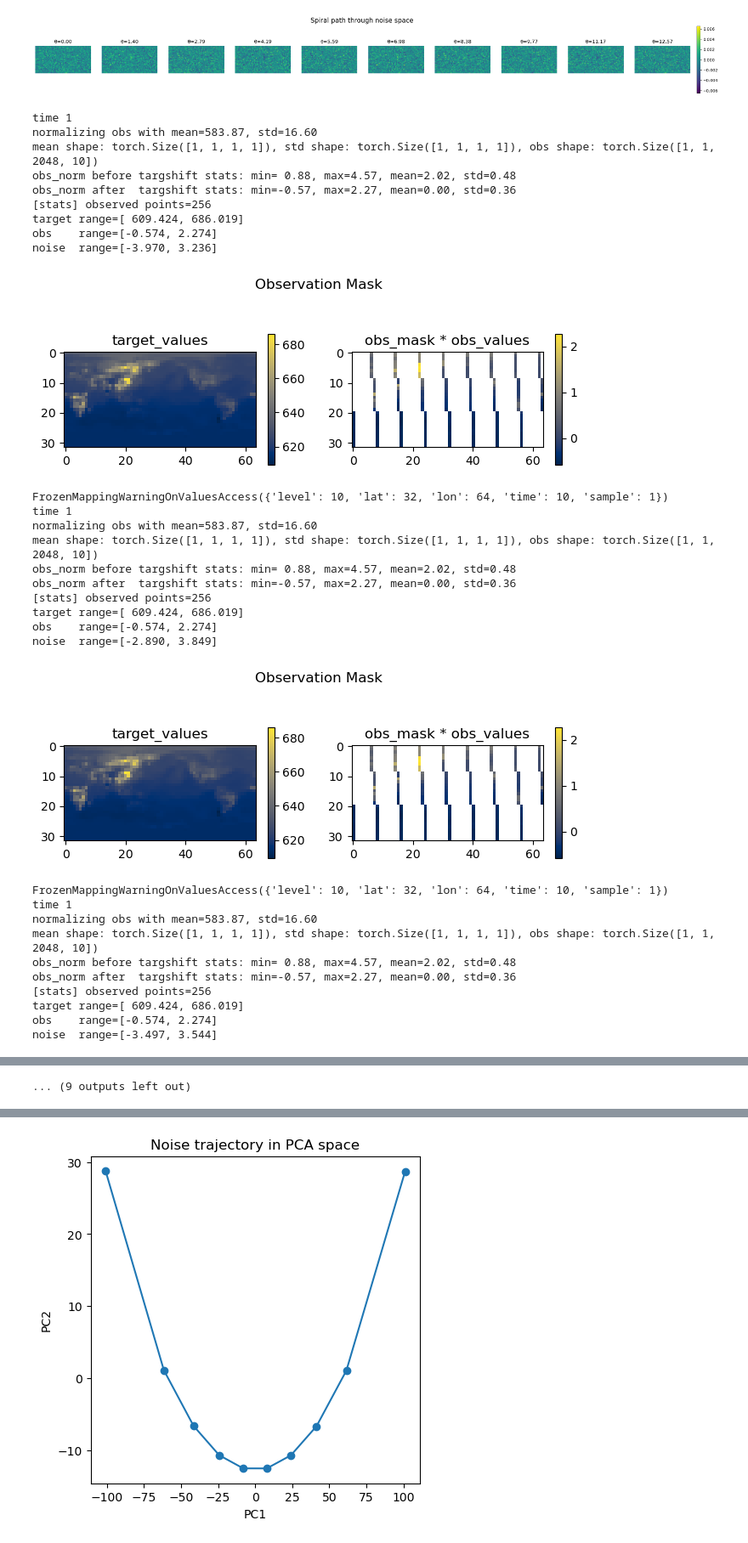
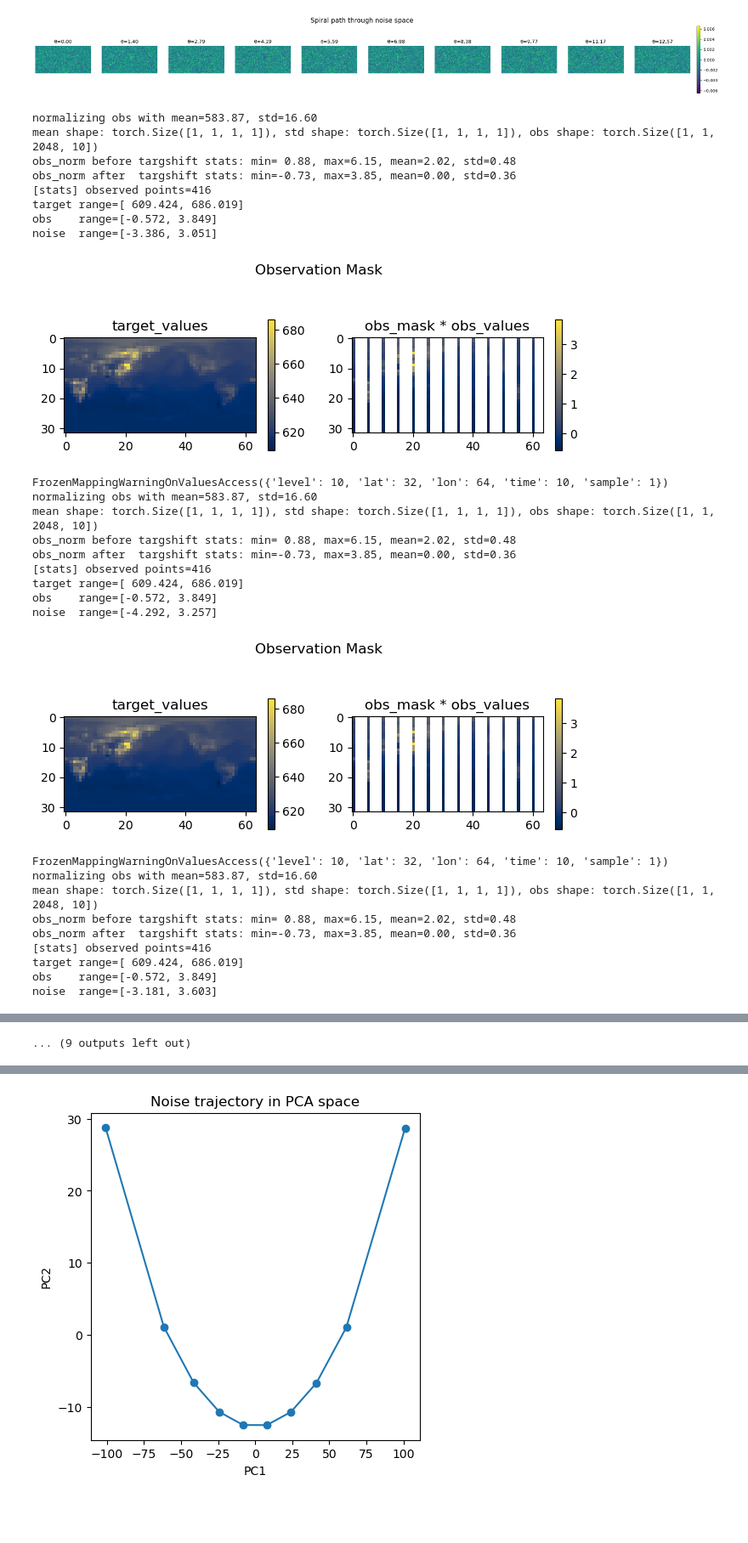
Before and after one commit to vitusbenson/neural_transport, a Jupyter notebook: neural_transport/flowmatching_dev/testScript.ipynb, the cells around one changed output, grey strips where cells are left out. Shown at 85% size. Drawn from its saved outputs; the diff is of its cells as text; code cells hidden in the pictures; blank space fills up the shorter version.

```diff
--- a/neural_transport/flowmatching_dev/testScript.ipynb
+++ b/neural_transport/flowmatching_dev/testScript.ipynb
@@ -1550,59 +1551,56 @@ def iterative_generate(
 # %%
 generate_kwargs = dict(
     n_samples=10,  # 32
     masking=True,
-    pattern="satellite",  # if masking=True: "random" (default), "vertical", "horizontal", "checkerboard", "sattelite",
+    pattern="vertical",  # if masking=True: "random" (default), "vertical", "horizontal", "checkerboard", "satellite",
     obs_fraction=0.2,  # if masking=True: [0,1]
     noise=None,  # None (default), "spiral_outward_noise", "spiral_noise", "gaussian_noise", "geodesic_noise", "linear_noise",
     analyze_noise=False,
 )
 
 
 outpath = Path("test_preds")
 ds_all = iterative_generate(
     transport_model,
     dataset,
     outpath=outpath,
     rollout=False,
     device="cuda",
     zarr_filename=None,
     freq=None,
     zero_surfflux=False,
     remap=False,
     target_vars_3d=["co2massmix"],
     target_vars_2d=[],
     save_obs=False,   # True only possible if "gph_bottom", "gph_top" are in batch
     **generate_kwargs,
 )
 # %% [output]
-time 1
 normalizing obs with mean=583.87, std=16.60
 mean shape: torch.Size([1, 1, 1, 1]), std shape: torch.Size([1, 1, 1, 1]), obs shape: torch.Size([1, 1, 2048, 10])
-obs_norm before targshift stats: min= 0.88, max=4.57, mean=2.02, std=0.48
-obs_norm after  targshift stats: min=-0.57, max=2.27, mean=0.00, std=0.36
-[stats] observed points=256
+obs_norm before targshift stats: min= 0.88, max=6.15, mean=2.02, std=0.48
+obs_norm after  targshift stats: min=-0.73, max=3.85, mean=0.00, std=0.36
+[stats] observed points=416
 target range=[ 609.424, 686.019]
-obs    range=[-0.574, 2.274]
-noise  range=[-3.970, 3.236]
+obs    range=[-0.572, 3.849]
+noise  range=[-3.386, 3.051]
-[figure, old version]
+[figure, new version]
 FrozenMappingWarningOnValuesAccess({'level': 10, 'lat': 32, 'lon': 64, 'time': 10, 'sample': 1})
-time 1
 normalizing obs with mean=583.87, std=16.60
 mean shape: torch.Size([1, 1, 1, 1]), std shape: torch.Size([1, 1, 1, 1]), obs shape: torch.Size([1, 1, 2048, 10])
-obs_norm before targshift stats: min= 0.88, max=4.57, mean=2.02, std=0.48
-obs_norm after  targshift stats: min=-0.57, max=2.27, mean=0.00, std=0.36
-[stats] observed points=256
+obs_norm before targshift stats: min= 0.88, max=6.15, mean=2.02, std=0.48
+obs_norm after  targshift stats: min=-0.73, max=3.85, mean=0.00, std=0.36
+[stats] observed points=416
 target range=[ 609.424, 686.019]
-obs    range=[-0.574, 2.274]
-noise  range=[-2.890, 3.849]
+obs    range=[-0.572, 3.849]
+noise  range=[-4.292, 3.257]
-[figure, old version]
+[figure, new version]
 FrozenMappingWarningOnValuesAccess({'level': 10, 'lat': 32, 'lon': 64, 'time': 10, 'sample': 1})
-time 1
 normalizing obs with mean=583.87, std=16.60
 mean shape: torch.Size([1, 1, 1, 1]), std shape: torch.Size([1, 1, 1, 1]), obs shape: torch.Size([1, 1, 2048, 10])
-obs_norm before targshift stats: min= 0.88, max=4.57, mean=2.02, std=0.48
-obs_norm after  targshift stats: min=-0.57, max=2.27, mean=0.00, std=0.36
-[stats] observed points=256
+obs_norm before targshift stats: min= 0.88, max=6.15, mean=2.02, std=0.48
+obs_norm after  targshift stats: min=-0.73, max=3.85, mean=0.00, std=0.36
+[stats] observed points=416
 target range=[ 609.424, 686.019]
-obs    range=[-0.574, 2.274]
-noise  range=[-3.497, 3.544]
+obs    range=[-0.572, 3.849]
+noise  range=[-3.181, 3.603]
```
Also changed, not shown: parts of 18 cells of this notebook, 4 other files.
